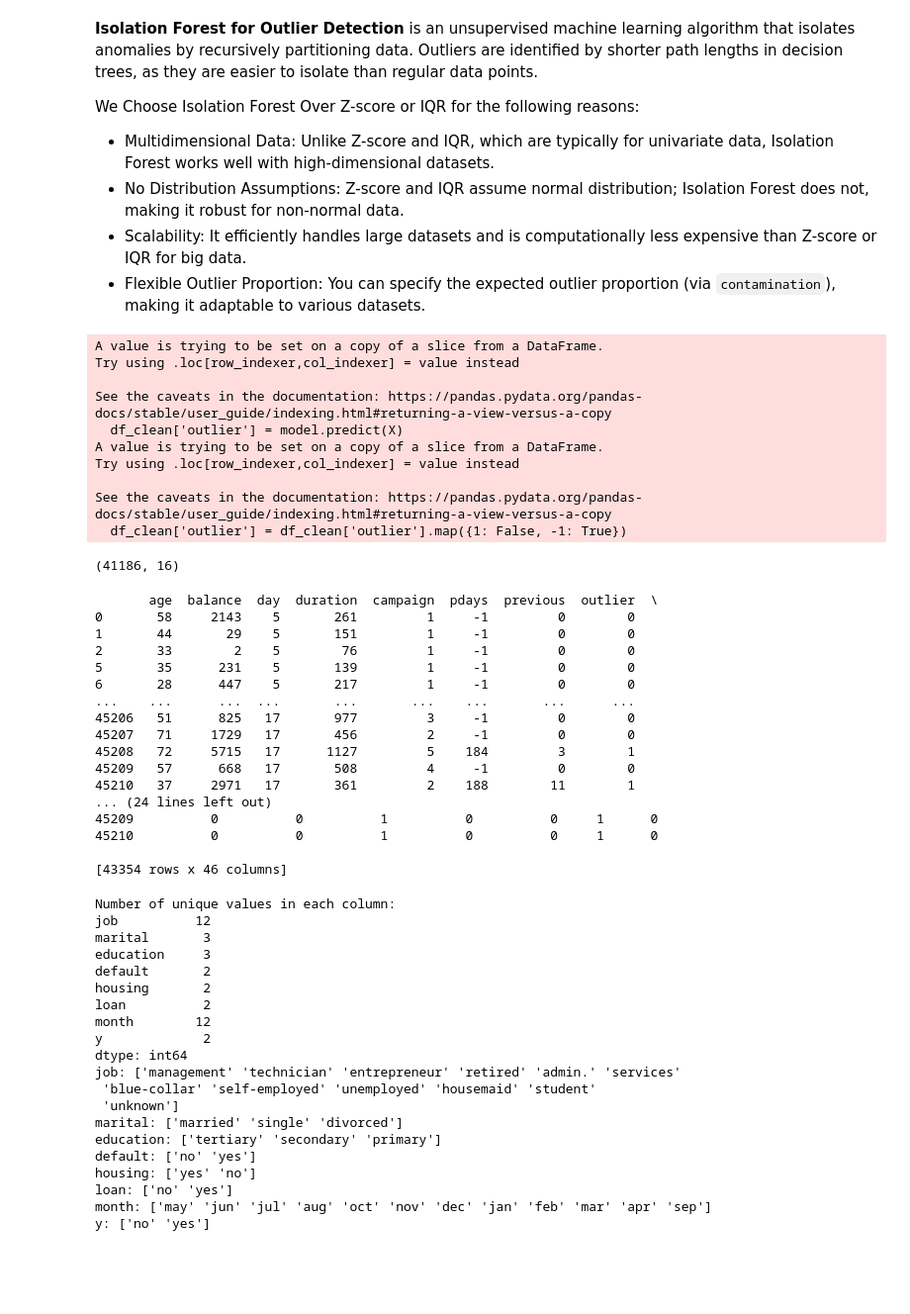
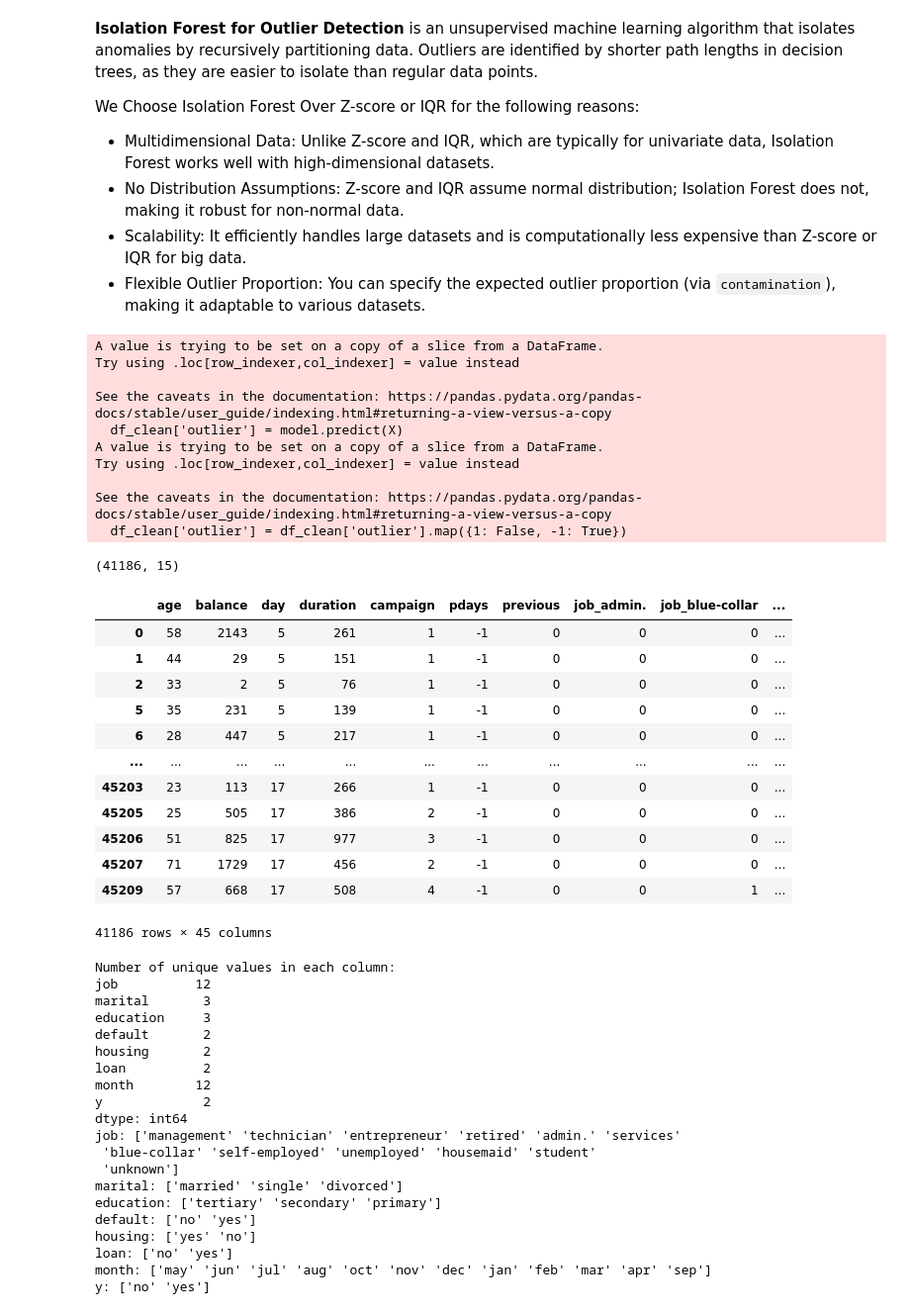
Before and after one commit to yarobinson/Bank-Marketing-Project-Team-15, a Jupyter notebook: experiments/Data-Preprocessing.ipynb, the cells around one changed output. Shown at 99% size. Cells and saved outputs as stored; diff of their text form; code cells hidden in the pictures; blank space fills up the shorter version.

```diff
--- a/experiments/Data-Preprocessing.ipynb
+++ b/experiments/Data-Preprocessing.ipynb
@@ -209,6 +209,7 @@ df_clean['outlier'] = df_clean['outlier'].map({1: False, -1: True})
 
 # Remove the outliers from the data
 df_cleaned=df_clean[df_clean['outlier']==False]
+df_cleaned=df_cleaned.drop(columns='outlier')
 df_cleaned.shape
 # %% [output]
 A value is trying to be set on a copy of a slice from a DataFrame.
@@ -221,34 +222,30 @@ Try using .loc[row_indexer,col_indexer] = value instead
 
 See the caveats in the documentation: https://pandas.pydata.org/pandas-docs/stable/user_guide/indexing.html#returning-a-view-versus-a-copy
   df_clean['outlier'] = df_clean['outlier'].map({1: False, -1: True})
-(41186, 16)
+(41186, 15)
 # %%
 # Convert categorical variables to numerical codes using one hot encoding method
-categorical_columns = df_clean.select_dtypes(include=['object']).columns
-df_clean_encoded = pd.get_dummies(df_clean,columns=categorical_columns)
+categorical_columns = df_cleaned.select_dtypes(include=['object']).columns
+df_clean_encoded = pd.get_dummies(df_cleaned,columns=categorical_columns)
 
 # Replace True/False with 1/0
 df_clean_encoded = df_clean_encoded.replace({True: 1, False: 0})
 
 # Display the resulting DataFrame
-print(df_clean_encoded)
+df_clean_encoded
 # %% [output]
+|  | age | balance | day | duration | campaign | pdays | previous | job_admin. | job_blue-collar | ... |
+| 0 | 58 | 2143 | 5 | 261 | 1 | -1 | 0 | 0 | 0 | ... |
+| 1 | 44 | 29 | 5 | 151 | 1 | -1 | 0 | 0 | 0 | ... |
+| 2 | 33 | 2 | 5 | 76 | 1 | -1 | 0 | 0 | 0 | ... |
+| 5 | 35 | 231 | 5 | 139 | 1 | -1 | 0 | 0 | 0 | ... |
+| 6 | 28 | 447 | 5 | 217 | 1 | -1 | 0 | 0 | 0 | ... |
+| ... | ... | ... | ... | ... | ... | ... | ... | ... | ... | ... |
+| 45203 | 23 | 113 | 17 | 266 | 1 | -1 | 0 | 0 | 0 | ... |
+| 45205 | 25 | 505 | 17 | 386 | 2 | -1 | 0 | 0 | 0 | ... |
+| 45206 | 51 | 825 | 17 | 977 | 3 | -1 | 0 | 0 | 0 | ... |
+| 45207 | 71 | 1729 | 17 | 456 | 2 | -1 | 0 | 0 | 0 | ... |
+| 45209 | 57 | 668 | 17 | 508 | 4 | -1 | 0 | 0 | 1 | ... |
-       age  balance  day  duration  campaign  pdays  previous  outlier  \
-0       58     2143    5       261         1     -1         0        0
-1       44       29    5       151         1     -1         0        0
-2       33        2    5        76         1     -1         0        0
-5       35      231    5       139         1     -1         0        0
-6       28      447    5       217         1     -1         0        0
-...    ...      ...  ...       ...       ...    ...       ...      ...
-45206   51      825   17       977         3     -1         0        0
-45207   71     1729   17       456         2     -1         0        0
-45208   72     5715   17      1127         5    184         3        1
-45209   57      668   17       508         4     -1         0        0
-45210   37     2971   17       361         2    188        11        1
-... (24 lines left out)
-45209          0          0          1          0          0     1      0
-45210          0          0          1          0          0     1      0
-
-[43354 rows x 46 columns]
+41186 rows × 45 columns
 # %%
 # Show the number of unique values for each column
```
Also changed, not shown: parts of 2 cells of this notebook.
